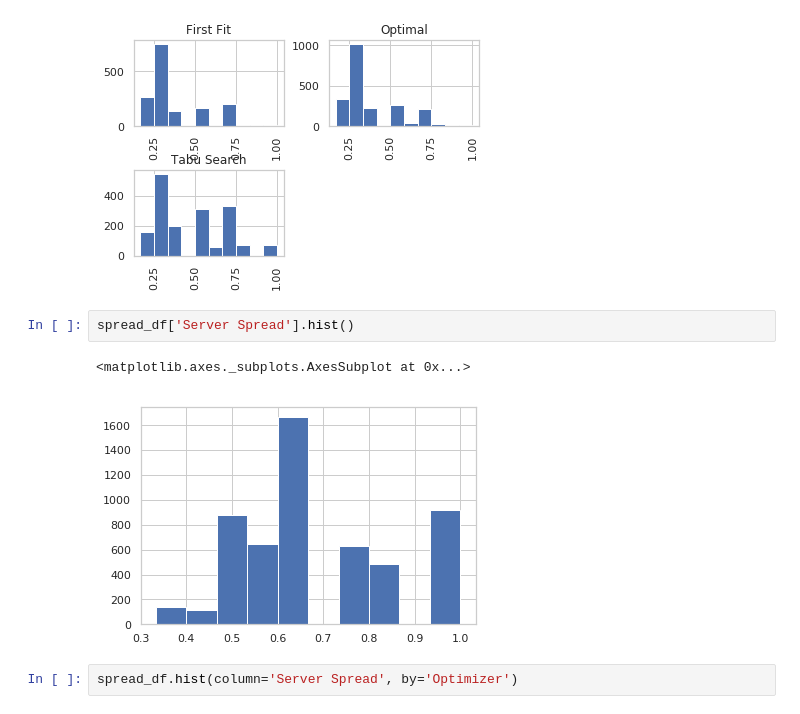
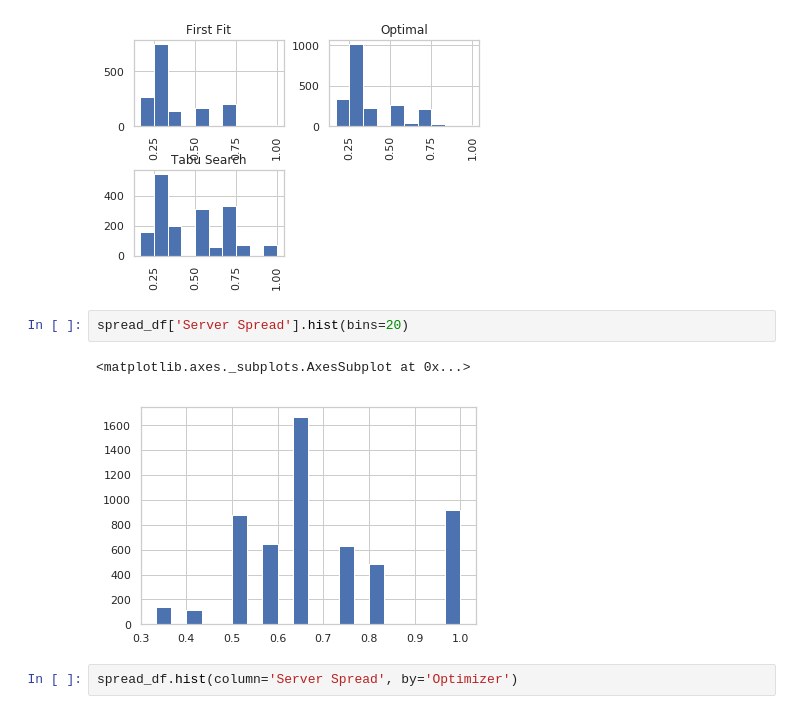
Before and after one commit to mfbari/esso, a Jupyter notebook: plots/plot_server_and_co_spread.ipynb, the cells around one changed output. Saved outputs shown, nothing was run; the diff lists cells and outputs as text.

```diff
--- a/plots/plot_server_and_co_spread.ipynb
+++ b/plots/plot_server_and_co_spread.ipynb
@@ -112,10 +112,10 @@ array([[<matplotlib.axes._subplots.AxesSubplot object at 0x...>,
       dtype=object)
 [figure]
 # %%
-spread_df['Server Spread'].hist()
+spread_df['Server Spread'].hist(bins=20)
 # %% [output]
 <matplotlib.axes._subplots.AxesSubplot at 0x...>
-[figure, old version]
+[figure, new version]
 # %%
 spread_df.hist(column='Server Spread', by='Optimizer')
 # %% [output]
```
Also changed, not shown: parts of 1 cell of this notebook.
